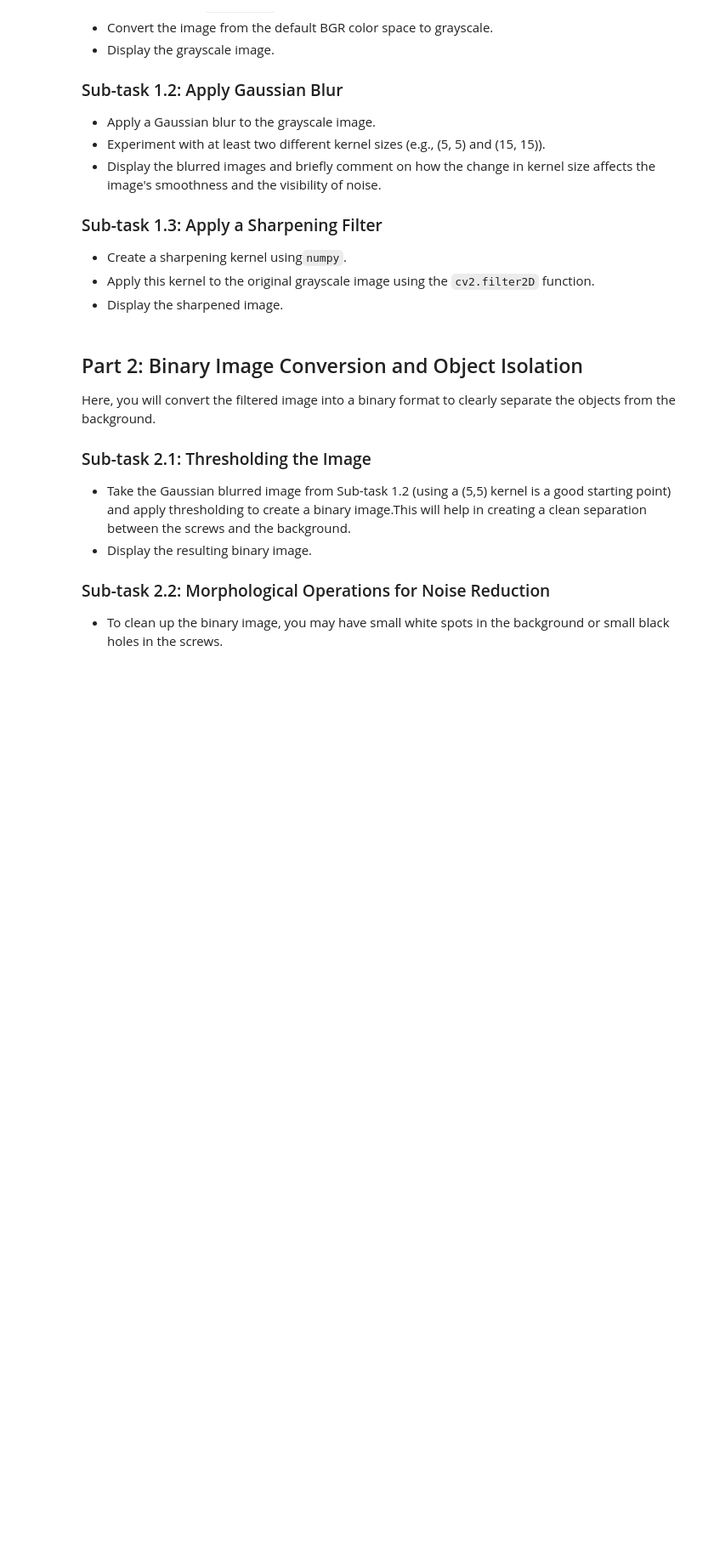
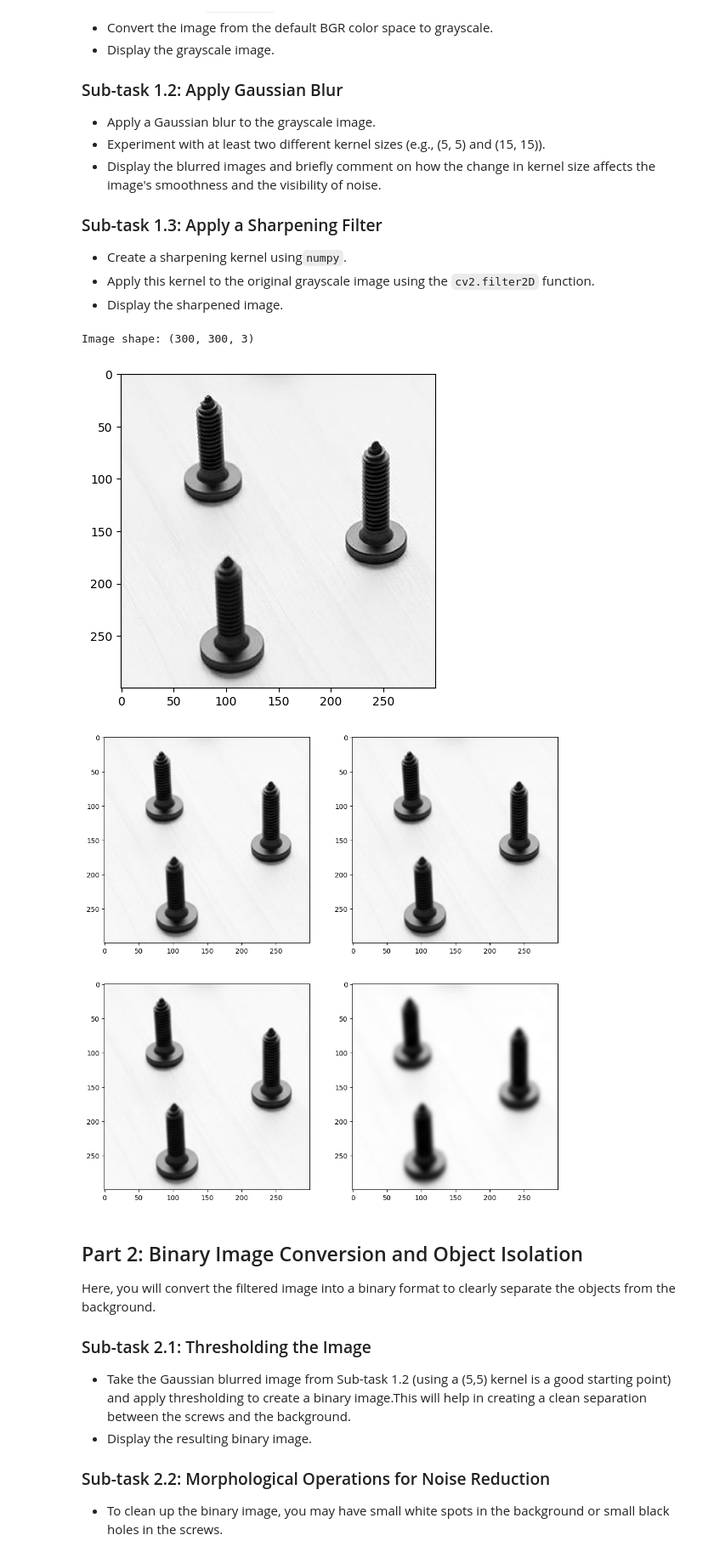
Before and after one commit to SailorJens/CV_Uni_Module, a Jupyter notebook: 3_12_Image_Filtering_and_Object_Detection.ipynb, the cells around one changed output. Shown at 85% size. Saved outputs shown, nothing was run; the diff lists cells and outputs as text; code cells hidden in the pictures; blank space fills up the shorter version.

```diff
--- a/3_12_Image_Filtering_and_Object_Detection.ipynb
+++ b/3_12_Image_Filtering_and_Object_Detection.ipynb
@@ -32,3 +30,50 @@ In this part, you will load the image and apply two different types of filters t
+# %%
+#Your code goes here
+import cv2
+import numpy as np
+import matplotlib.pyplot as plt
+
+# 1.1
+image = cv2.imread('screws.jpg')
+print(f"Image shape: {image.shape}")
+# The shape shows this is not a grey scale image, but has three channels.
+# So I need to convert it to Greyscale
+# As it would load as BGR I need to use the BGR to GRAY converter
+image_gray = cv2.cvtColor(image, cv2.COLOR_BGR2GRAY)
+plt.imshow(image_gray, cmap='gray')
+plt.show()
+
+#1.2
+#Gaussian Blur calculates the intensity of a pixel based on the intensities of the neighbouring pixels.
+#The weight it gives the neighbouring pixels depends on the distance form the pixel that is being calculated:
+#The closer a pixel to the pixel in question, the more weight it has. (The actual pixel itself has the heightest weight.)
+#The rate of gain of weight per distance follows the Gaussian curve.
+#Consequently sigma determines how steep the curve is.
+#Gauss curves are infinite, and the area below the curve is 1,
+#However, because the kernel is not infinite, the Gauss curve is truncated.
+#Still, all weights in the kernel together must still add up to 1.
+#For that reason all kernel weights are normalised so the sum is 1.
+#E.g. a 3x3 kernel with sigma=0.7 (relatively little effect with high weight of the center): ((0.044, 0.122, 0.044), (0.122, 0.338, 0.122), (0.044, 0.122, 0.044))
+# But with sigma=2.5 (steeper): ((0.105, 0.114, 0.105), (0.114, 0.123, 0.114), (0.105, 0.114, 0.105))
+# Clearly, such a kernel (when all values are very similar) doesn't make much sense as it blurs too much
+# For that reaosn there is a practical relationship between sigma and kernel size. The higher the sigma, the bigger the kernel needs to be.
+# So for sigma=2.5 in the images below, the image with the higher kernel ist much more blurred than the version with the smaller kernel.
+# On the other hand, for sigma 0.7, the larger kernel doesn't have much effect
+image_blur_small_sigma_small_kernel = cv2.GaussianBlur(image_gray, ksize=(3,3), sigmaX=0.7, sigmaY=0.7)
+image_blur_small_sigma_large_kernel = cv2.GaussianBlur(image_gray, ksize=(15,15), sigmaX=0.7, sigmaY=0.7)
+image_blur_large_sigma_small_kernel = cv2.GaussianBlur(image_gray, ksize=(3,3), sigmaX=2.5, sigmaY=2.5)
+image_blur_large_sigma_large_kernel = cv2.GaussianBlur(image_gray, ksize=(15,15), sigmaX=2.5, sigmaY=2.5)
+
+fig, axes = plt.subplots(nrows=2, ncols=2, figsize=(12,12))
+axes[0][0].imshow(image_blur_small_sigma_small_kernel, cmap="gray")
+axes[0][1].imshow(image_blur_small_sigma_large_kernel, cmap="gray")
+axes[1][0].imshow(image_blur_large_sigma_small_kernel, cmap="gray")
+axes[1][1].imshow(image_blur_large_sigma_large_kernel, cmap="gray")
+fig.show()
+# %% [output]
+Image shape: (300, 300, 3)
+[figure, added]
+[figure, added]
 # %% [markdown]
 ## Part 2: Binary Image Conversion and Object Isolation
 
```
Also changed, not shown: parts of 1 cell of this notebook, 1 other file.
